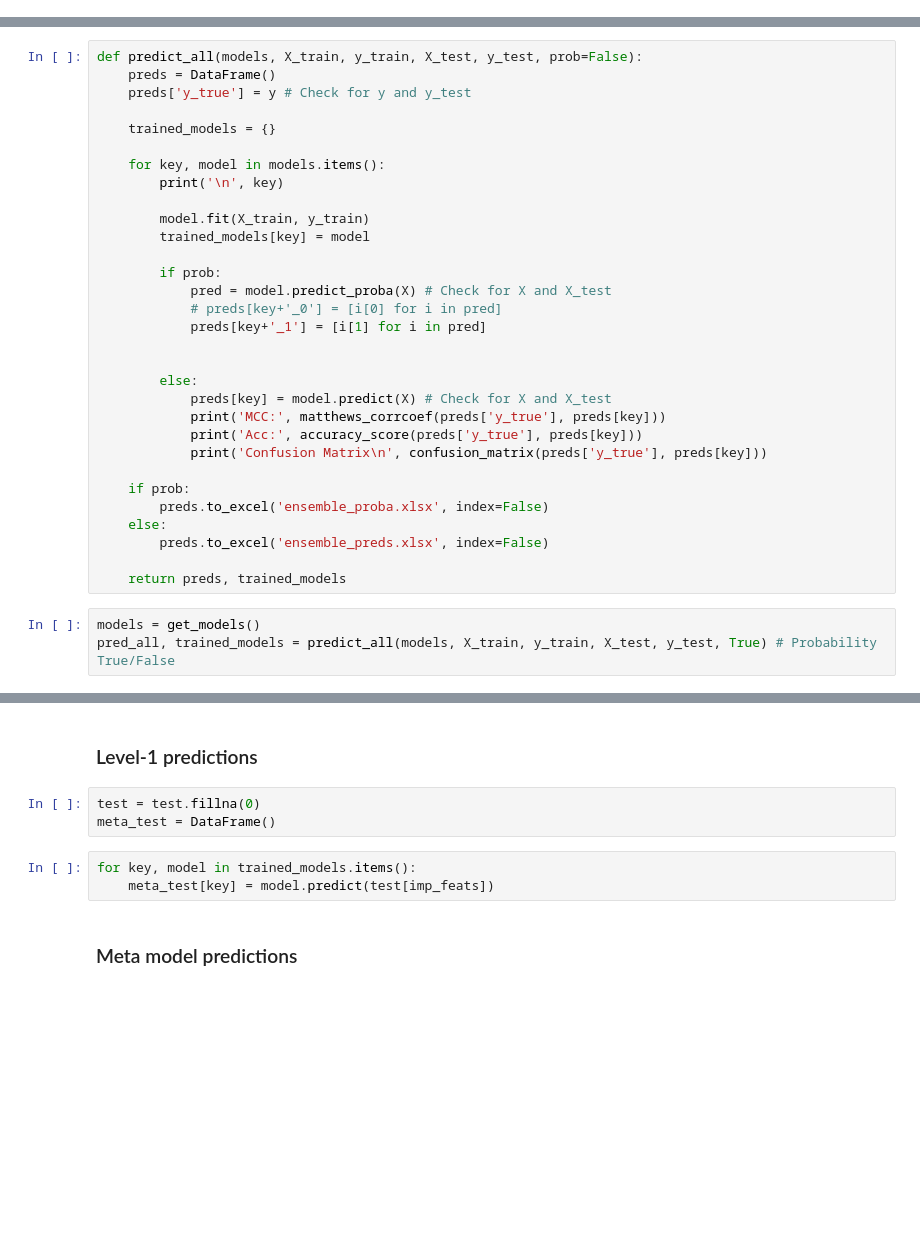
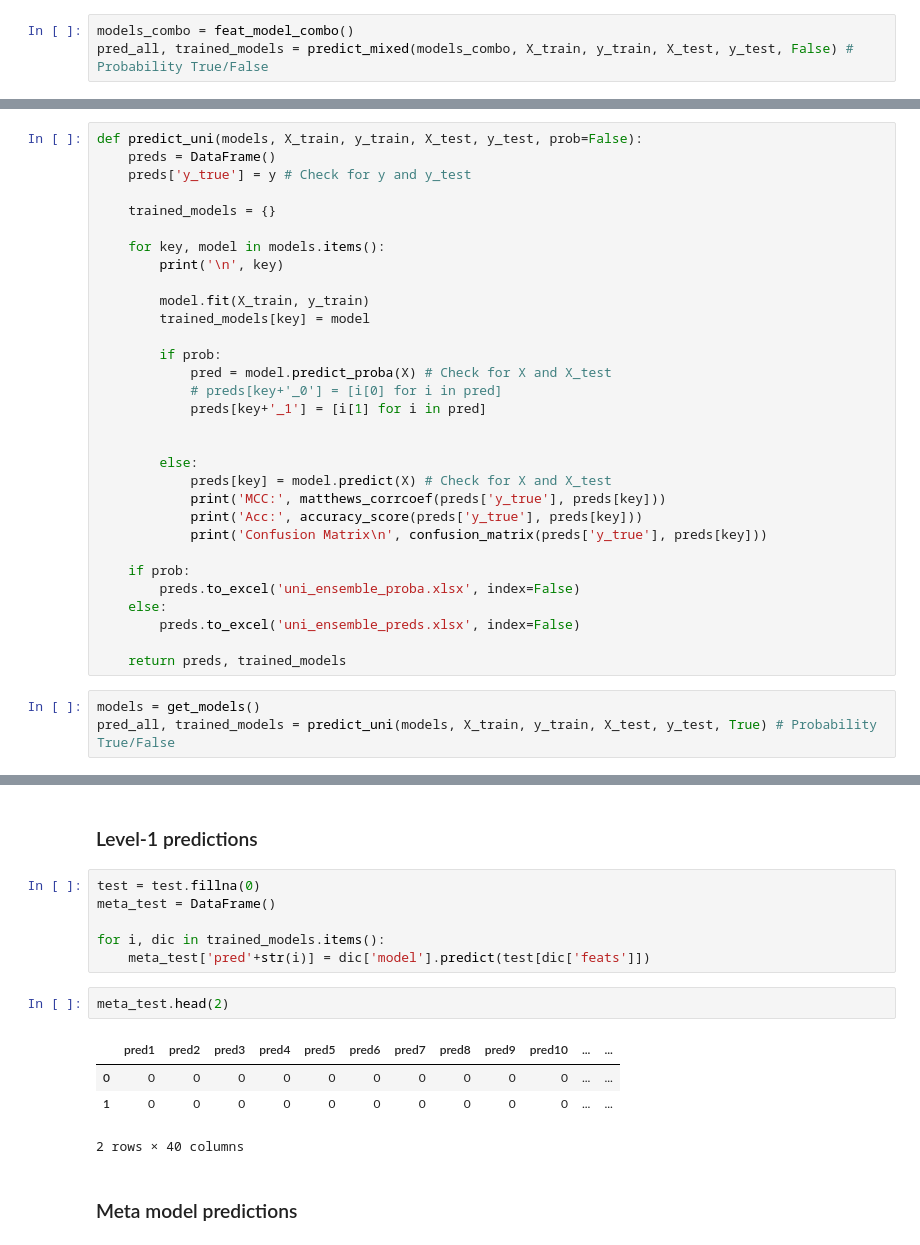
Before and after one commit to nix2919/Criminal-HackerEarth, a Jupyter notebook: Criminal.ipynb, the cells around one changed output, grey strips where cells are left out. Cells and saved outputs as stored; diff of their text form; blank space fills up the shorter version.

```diff
--- a/Criminal.ipynb
+++ b/Criminal.ipynb
@@ -512,0 +669,3 @@ print('Confusion Matrix\n', confusion_matrix(y_test, y_pred))
+# %%
+models_combo = feat_model_combo()
+pred_all, trained_models = predict_mixed(models_combo, X_train, y_train, X_test, y_test, False) # Probability True/False
@@ -530,7 +709,7 @@ def get_models():
 
     return models
 # %%
-def predict_all(models, X_train, y_train, X_test, y_test, prob=False):
+def predict_uni(models, X_train, y_train, X_test, y_test, prob=False):
     preds = DataFrame()
     preds['y_true'] = y # Check for y and y_test
 
@@ -555,14 +734,14 @@ def predict_all(models, X_train, y_train, X_test, y_test, prob=False):
             print('Confusion Matrix\n', confusion_matrix(preds['y_true'], preds[key]))
 
     if prob:
-        preds.to_excel('ensemble_proba.xlsx', index=False)
+        preds.to_excel('uni_ensemble_proba.xlsx', index=False)
     else:
-        preds.to_excel('ensemble_preds.xlsx', index=False)
+        preds.to_excel('uni_ensemble_preds.xlsx', index=False)
 
     return preds, trained_models
 # %%
 models = get_models()
-pred_all, trained_models = predict_all(models, X_train, y_train, X_test, y_test, True) # Probability True/False
+pred_all, trained_models = predict_uni(models, X_train, y_train, X_test, y_test, True) # Probability True/False
 # %%
 from numpy import nanmean
 
@@ -778,12 +1029,19 @@ print(test.head(2))
 [2 rows x 317 columns]
 # %% [markdown]
 ### Level-1 predictions
-# %%
-test = test.fillna(0)
-meta_test = DataFrame()
-# %%
-for key, model in trained_models.items():
-    meta_test[key] = model.predict(test[imp_feats])
+# %%
+test = test.fillna(0)
+meta_test = DataFrame()
+
+for i, dic in trained_models.items():
+    meta_test['pred'+str(i)] = dic['model'].predict(test[dic['feats']])
+# %%
+meta_test.head(2)
+# %% [output]
+|  | pred1 | pred2 | pred3 | pred4 | pred5 | pred6 | pred7 | pred8 | pred9 | pred10 | ... | ... |
+| 0 | 0 | 0 | 0 | 0 | 0 | 0 | 0 | 0 | 0 | 0 | ... | ... |
+| 1 | 0 | 0 | 0 | 0 | 0 | 0 | 0 | 0 | 0 | 0 | ... | ... |
+2 rows × 40 columns
 # %% [markdown]
 ### Meta model predictions
 # %%
```
Also changed, not shown: parts of 21 cells of this notebook, 11 other files.
